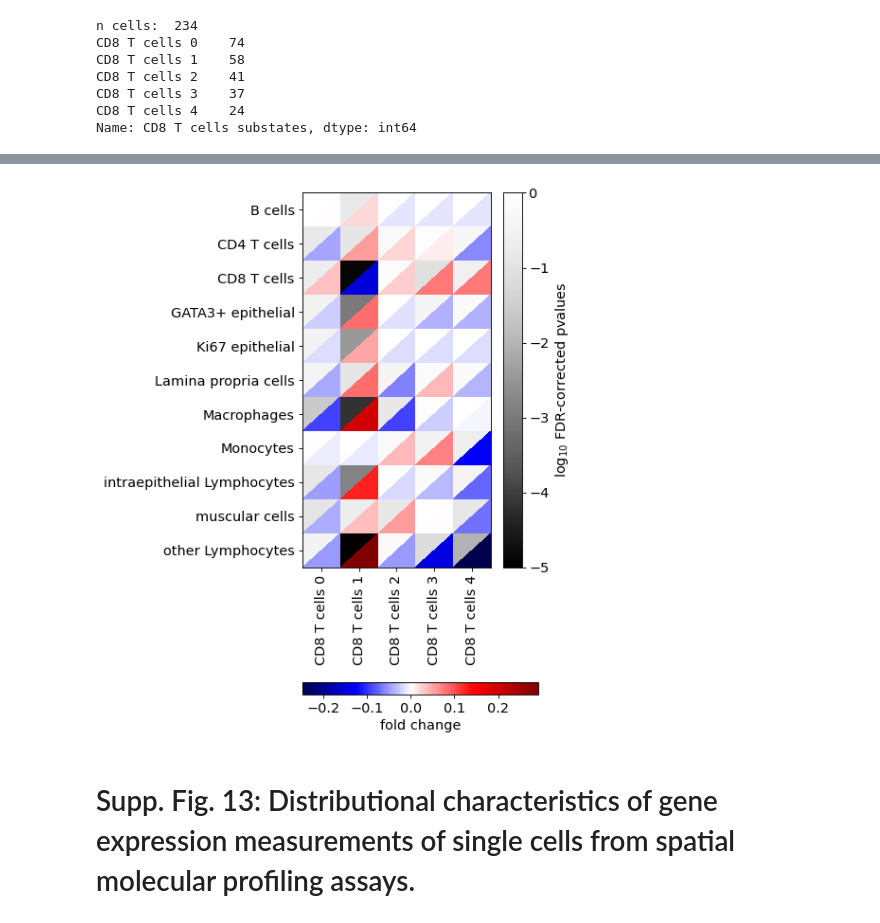
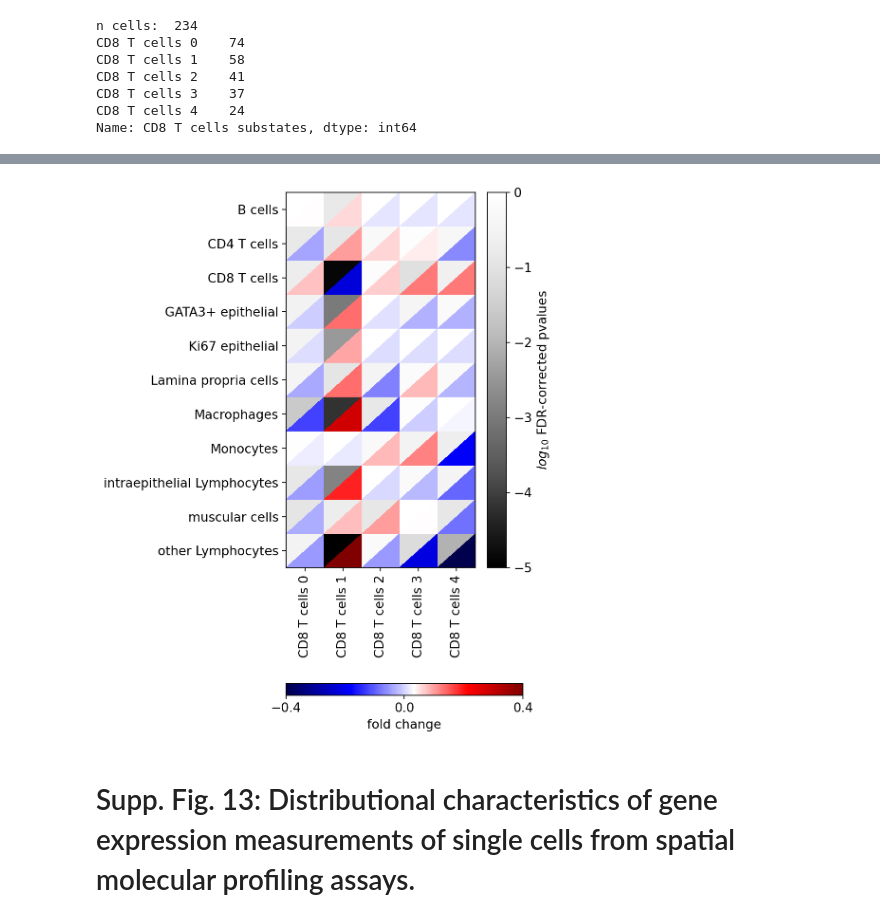
Before and after one commit to theislab/ncem_benchmarks, a Jupyter notebook: notebooks/data_exploration/data_exploration_chipycytometry_colon.ipynb, the cells around one changed output, grey strips where cells are left out. Saved outputs shown, nothing was run; the diff lists cells and outputs as text; code cells hidden in the pictures.

```diff
--- a/notebooks/data_exploration/data_exploration_chipycytometry_colon.ipynb
+++ b/notebooks/data_exploration/data_exploration_chipycytometry_colon.ipynb
@@ -178,11 +164,12 @@ interpreter.data.umaps_cluster_enrichment(
 # %%
 interpreter.data.cluster_enrichment(
     pvalues=log_pval,
     fold_change=fold_change,
     pad=0.2,
+    linspace=(-0.4, 0.4, 3)
 )
 # %% [output]
-[figure, old version]
+[figure, new version]
 # %% [markdown]
 # Supp. Fig. 13: Distributional characteristics of gene expression measurements of single cells from spatial molecular profiling assays.
 # %%
```
Also changed, not shown: parts of 14 cells of this notebook, 4 other files.
